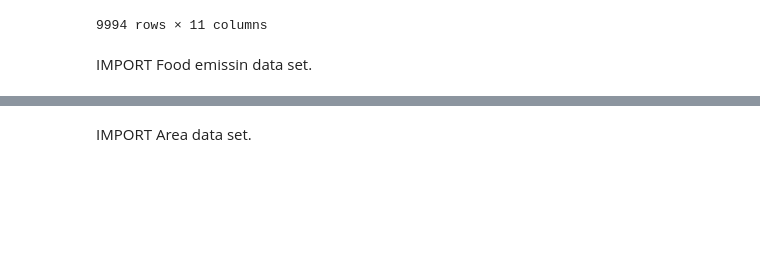
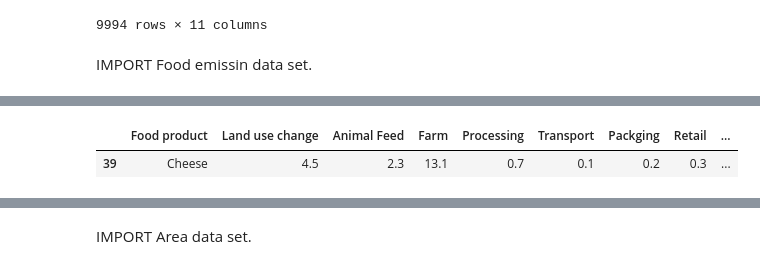
Before and after one commit to imalanz/Food_Emissions, a Jupyter notebook: data/analysis.ipynb, the cells around one changed output, grey strips where cells are left out. Drawn from its saved outputs; the diff is of its cells as text; code cells hidden in the pictures; blank space fills up the shorter version.

```diff
--- a/data/analysis.ipynb
+++ b/data/analysis.ipynb
@@ -60,3 +40,10 @@ dtype: int64
-# %%
-#Change names of columns.
-food_emisions.rename(columns= {0: 2021, 1:"Area", 2:"Item"}, inplace = True)
+# %%
+# Drop not necesary columns.
+food_emisions = food_emisions.drop(columns=["Eutrophying emissions per 1000kcal (gPO₄eq per 1000kcal)", "Eutrophying emissions per 100g protein (gPO₄eq per 100 grams protein)",
+"Freshwater withdrawals per 1000kcal (liters per 1000kcal)", "Freshwater withdrawals per 100g protein (liters per 100g protein)",
+"Greenhouse gas emissions per 100g protein (kgCO₂eq per 100g protein)", "Land use per 1000kcal (m² per 1000kcal)", "Land use per 100g protein (m² per 100g protein)",
+"Scarcity-weighted water use per 100g protein (liters per 100g protein)", "Scarcity-weighted water use per 1000kcal (liters per 1000 kilocalories)"])
+food_emisions.sample()
+# %% [output]
+|  | Food product | Land use change | Animal Feed | Farm | Processing | Transport | Packging | Retail | ... |
+| 39 | Cheese | 4.5 | 2.3 | 13.1 | 0.7 | 0.1 | 0.2 | 0.3 | ... |
```
Also changed, not shown: parts of 13 cells of this notebook, 1 other file.
